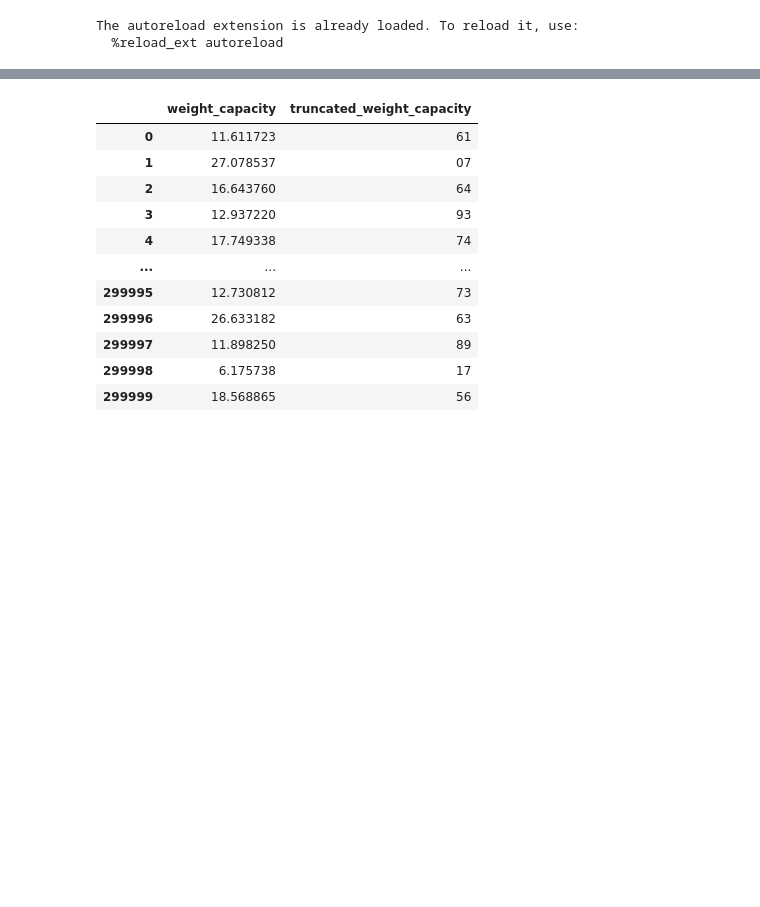
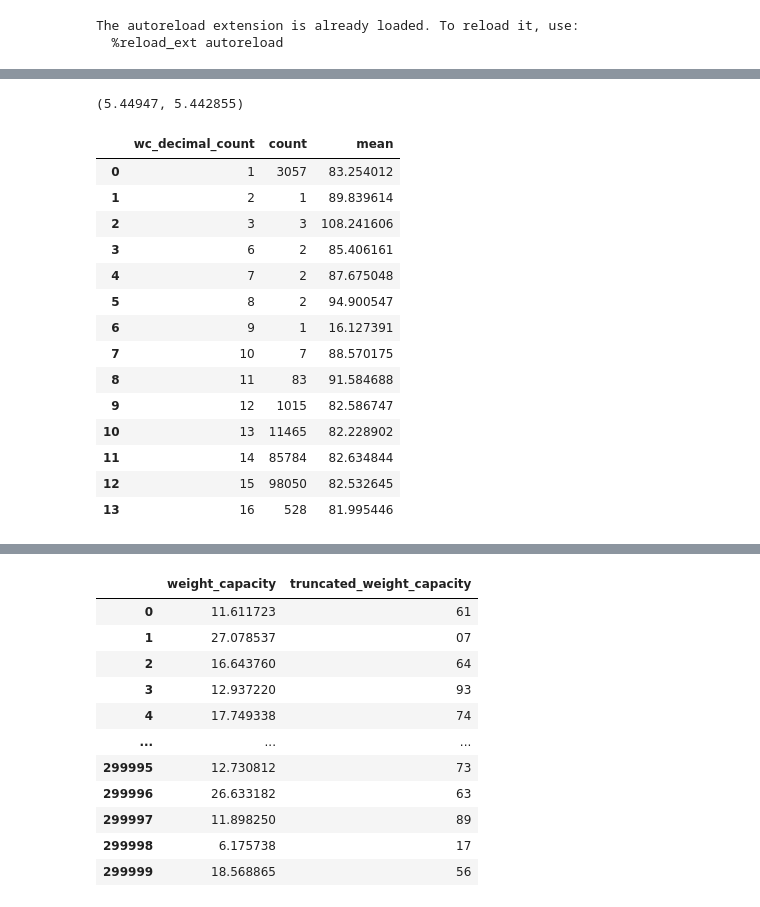
Before and after one commit to Jordanbarker/backpack-prediction-challenge, a Jupyter notebook: notebooks/01_eda_cont.ipynb, the cells around one changed output, grey strips where cells are left out. Cells and saved outputs as stored; diff of their text form; code cells hidden in the pictures; blank space fills up the shorter version.

```diff
--- a/notebooks/01_eda_cont.ipynb
+++ b/notebooks/01_eda_cont.ipynb
@@ -74,0 +187,22 @@ train_df[['weight_capacity', 'wc_decimal_count']]
+# %%
+train_df['compartments'].mean(), test_df['compartments'].mean()
+# %% [output]
+(5.44947, 5.442855)
+# %%
+train_df.groupby(['wc_decimal_count'], as_index=False)['rng_uniform'].agg(['count', 'mean']).sort_values(by='wc_decimal_count')
+# %% [output]
+|  | wc_decimal_count | count | mean |
+| 0 | 1 | 3057 | 83.254012 |
+| 1 | 2 | 1 | 89.839614 |
+| 2 | 3 | 3 | 108.241606 |
+| 3 | 6 | 2 | 85.406161 |
+| 4 | 7 | 2 | 87.675048 |
+| 5 | 8 | 2 | 94.900547 |
+| 6 | 9 | 1 | 16.127391 |
+| 7 | 10 | 7 | 88.570175 |
+| 8 | 11 | 83 | 91.584688 |
+| 9 | 12 | 1015 | 82.586747 |
+| 10 | 13 | 11465 | 82.228902 |
+| 11 | 14 | 85784 | 82.634844 |
+| 12 | 15 | 98050 | 82.532645 |
+| 13 | 16 | 528 | 81.995446 |
```
Also changed, not shown: parts of 18 cells of this notebook, 3 other files.
